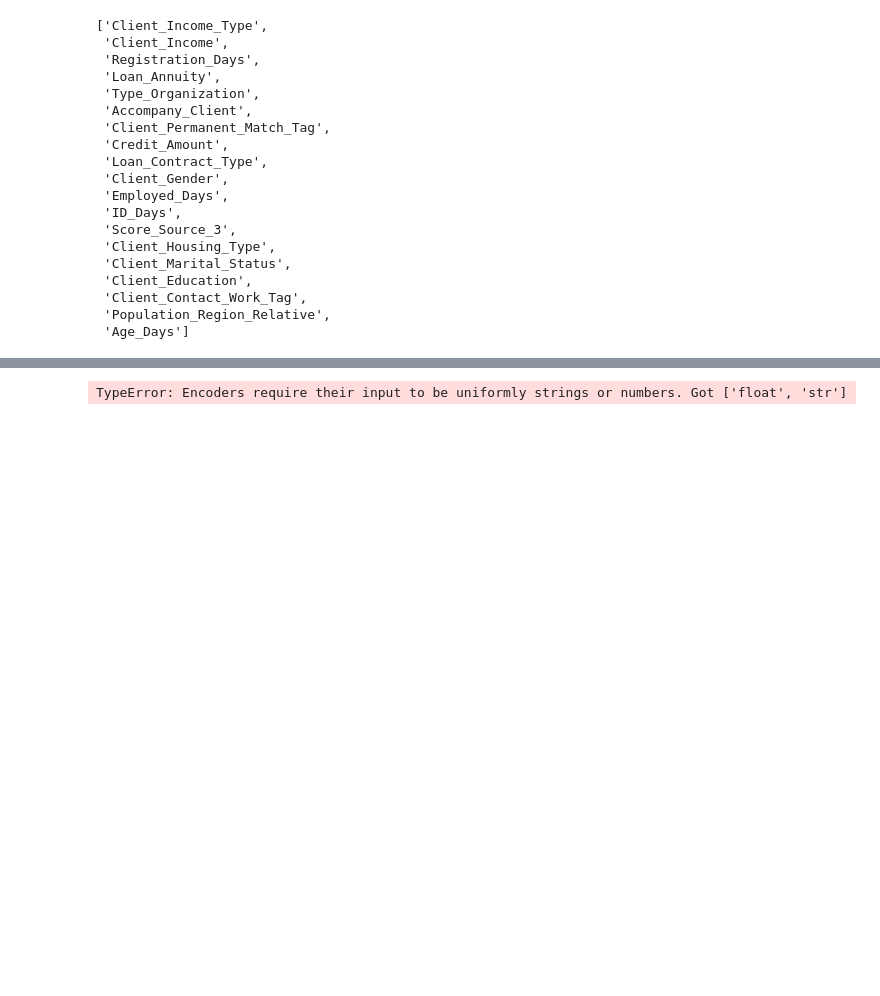
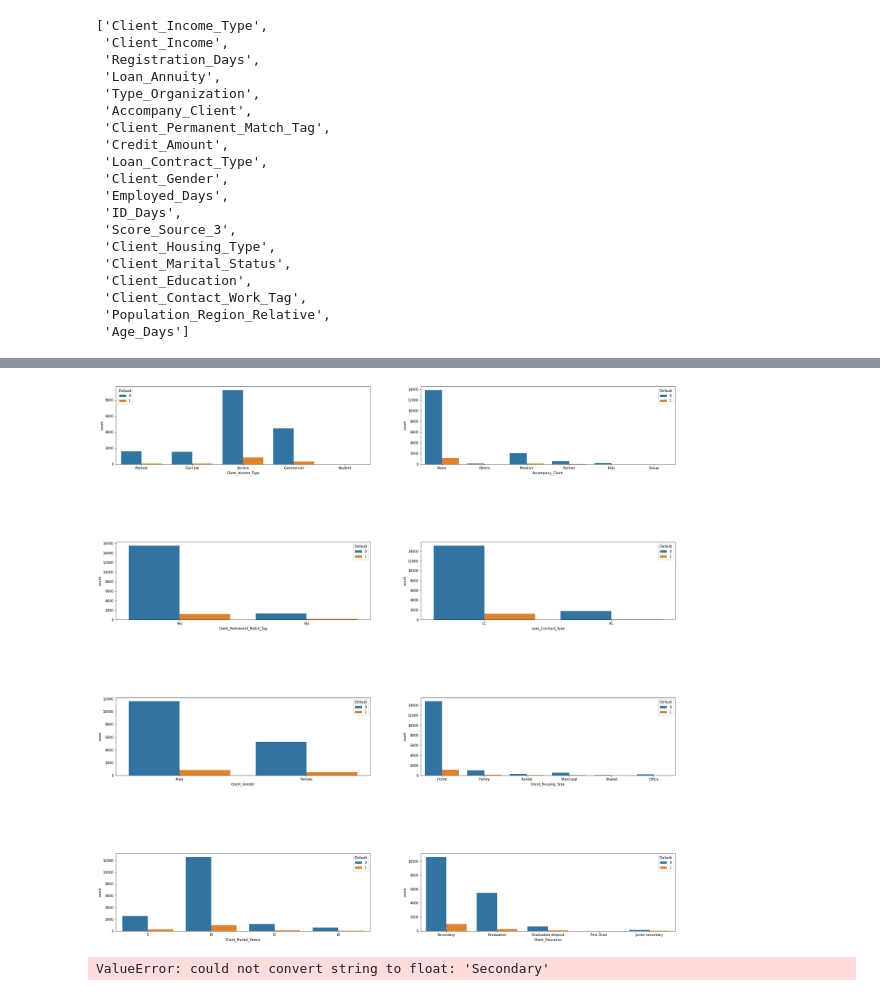
Before and after one commit to Asanka98/Regression, a Jupyter notebook: Logistic Regression/Logistic Regression V1.ipynb, the cells around one changed output, grey strips where cells are left out. Cells and saved outputs as stored; diff of their text form; code cells hidden in the pictures; blank space fills up the shorter version.

Commit message:
logistic regression update

```diff
--- a/Logistic Regression/Logistic Regression V1.ipynb
+++ b/Logistic Regression/Logistic Regression V1.ipynb
@@ -198,7 +210,20 @@ cat_cols
+# %%
+catg_cols = ['Client_Income_Type', 'Accompany_Client', 'Client_Permanent_Match_Tag', 'Loan_Contract_Type', 'Client_Gender', 'Client_Housing_Type', 'Client_Marital_Status', 'Client_Education']
+
+figure, axes = plt.subplots(4, 2, figsize = (30, 30))
+
+for index, catg_col in enumerate(catg_cols):
+
+    row, col = index // 2, index % 2
+
+    sns.countplot( x = catg_col, data = df1, hue = 'Default', ax=axes[row, col] )
+
+
+plt.subplots_adjust(hspace = 1 )
+# %% [output]
+[figure, added]
 # %%
 from sklearn.compose import ColumnTransformer
 from sklearn.preprocessing import OneHotEncoder
-transform = ColumnTransformer(transformers=[('encoder', OneHotEncoder(), cat_cols)], remainder='passthrough')
+transform = ColumnTransformer(transformers=[('encoder', OneHotEncoder(), [8, 9, 12, 13, 14])], remainder='passthrough')
 X = np.array(transform.fit_transform(df1))
-# %% [output]
-TypeError: Encoders require their input to be uniformly strings or numbers. Got ['float', 'str']
@@ -204,0 +232,7 @@ TypeError: Encoders require their input to be uniformly strings or numbers. Got
+# %%
+from sklearn.linear_model import LinearRegression
+
+linear_model = LinearRegression()
+linear_model.fit(X,Y)
+# %% [output]
+ValueError: could not convert string to float: 'Secondary'
```
Also changed, not shown: parts of 6 cells of this notebook.
